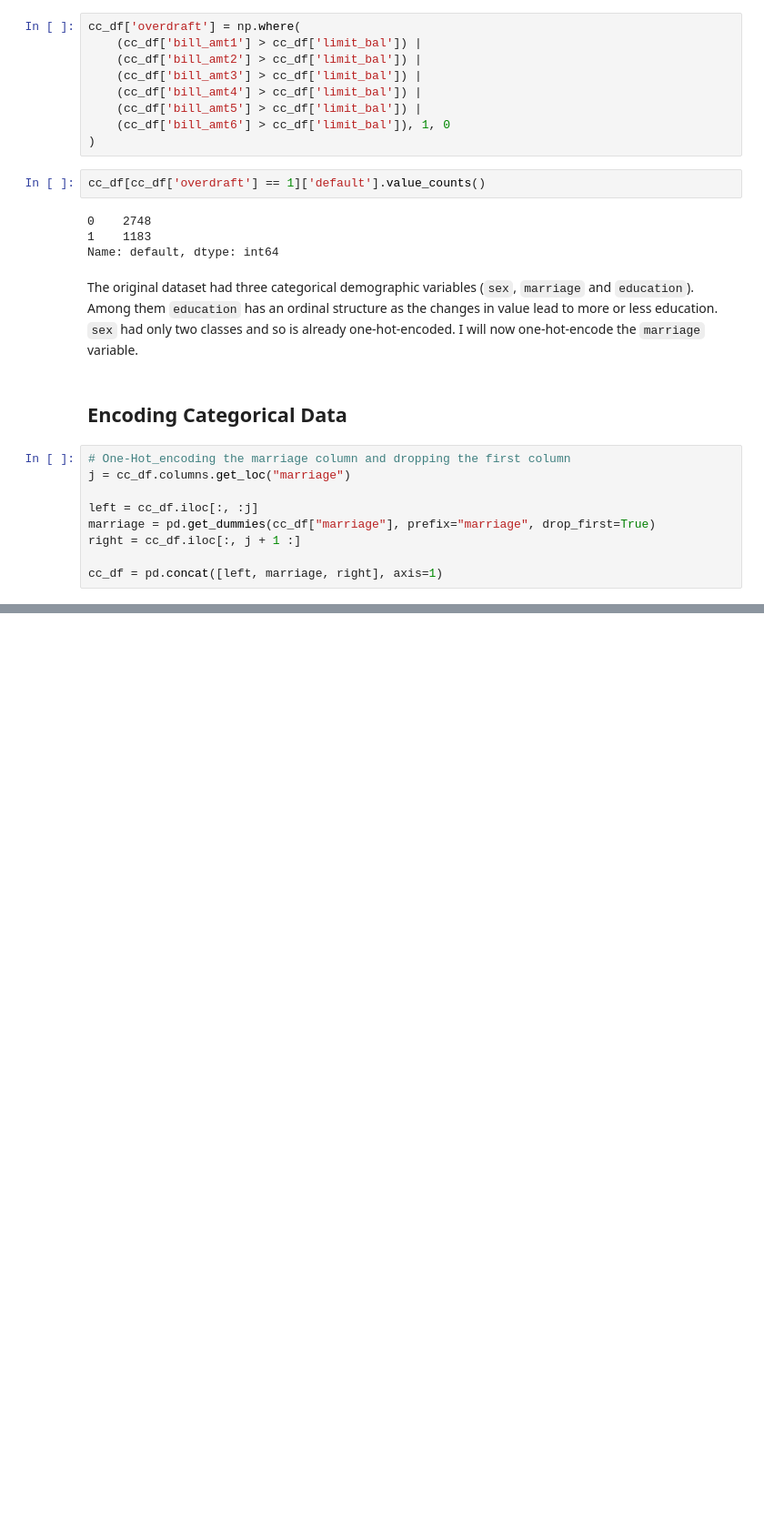
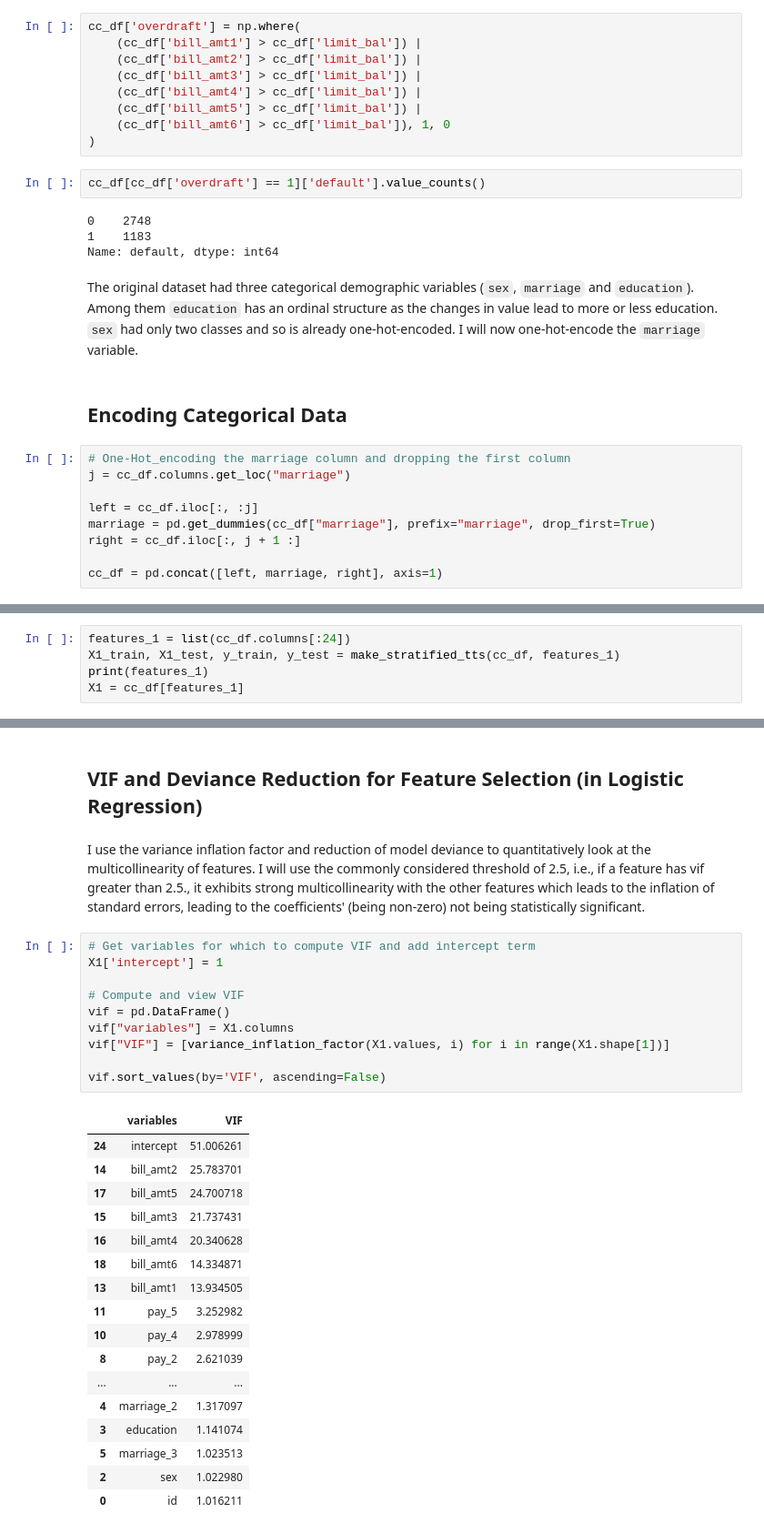
Before and after one commit to KaiwalyaZ/Credit-Card-Default, a Jupyter notebook: Credit_card_default_kaiwalya.ipynb, the cells around one changed output, grey strips where cells are left out. Shown at 91% size. Drawn from its saved outputs; the diff is of its cells as text; blank space fills up the shorter version.

```diff
--- a/Credit_card_default_kaiwalya.ipynb
+++ b/Credit_card_default_kaiwalya.ipynb
@@ -619,0 +660,5 @@ cc_df = pd.concat([left, marriage, right], axis=1)
+# %%
+features_1 = list(cc_df.columns[:24])
+X1_train, X1_test, y_train, y_test = make_stratified_tts(cc_df, features_1)
+print(features_1)
+X1 = cc_df[features_1]
@@ -619,0 +819,33 @@ cc_df = pd.concat([left, marriage, right], axis=1)
+# %% [markdown]
+<a id='vif'></a>
+## VIF and Deviance Reduction for Feature Selection (in Logistic Regression)<br>
+# %% [markdown]
+I use the variance inflation factor and reduction of model deviance to quantitatively look at the multicollinearity of features. I will use the commonly considered threshold of 2.5, i.e., if a feature has vif greater than 2.5., it exhibits strong multicollinearity with the other features which leads to the inflation of standard errors, leading to the coefficients' (being non-zero) not being statistically significant.
+# %%
+# Get variables for which to compute VIF and add intercept term
+X1['intercept'] = 1
+
+# Compute and view VIF
+vif = pd.DataFrame()
+vif["variables"] = X1.columns
+vif["VIF"] = [variance_inflation_factor(X1.values, i) for i in range(X1.shape[1])]
+
+vif.sort_values(by='VIF', ascending=False)
+# %% [output]
+|  | variables | VIF |
+| 24 | intercept | 51.006261 |
+| 14 | bill_amt2 | 25.783701 |
+| 17 | bill_amt5 | 24.700718 |
+| 15 | bill_amt3 | 21.737431 |
+| 16 | bill_amt4 | 20.340628 |
+| 18 | bill_amt6 | 14.334871 |
+| 13 | bill_amt1 | 13.934505 |
+| 11 | pay_5 | 3.252982 |
+| 10 | pay_4 | 2.978999 |
+| 8 | pay_2 | 2.621039 |
+| ... | ... | ... |
+| 4 | marriage_2 | 1.317097 |
+| 3 | education | 1.141074 |
+| 5 | marriage_3 | 1.023513 |
+| 2 | sex | 1.022980 |
+| 0 | id | 1.016211 |
```
Also changed, not shown: parts of 15 cells of this notebook.
